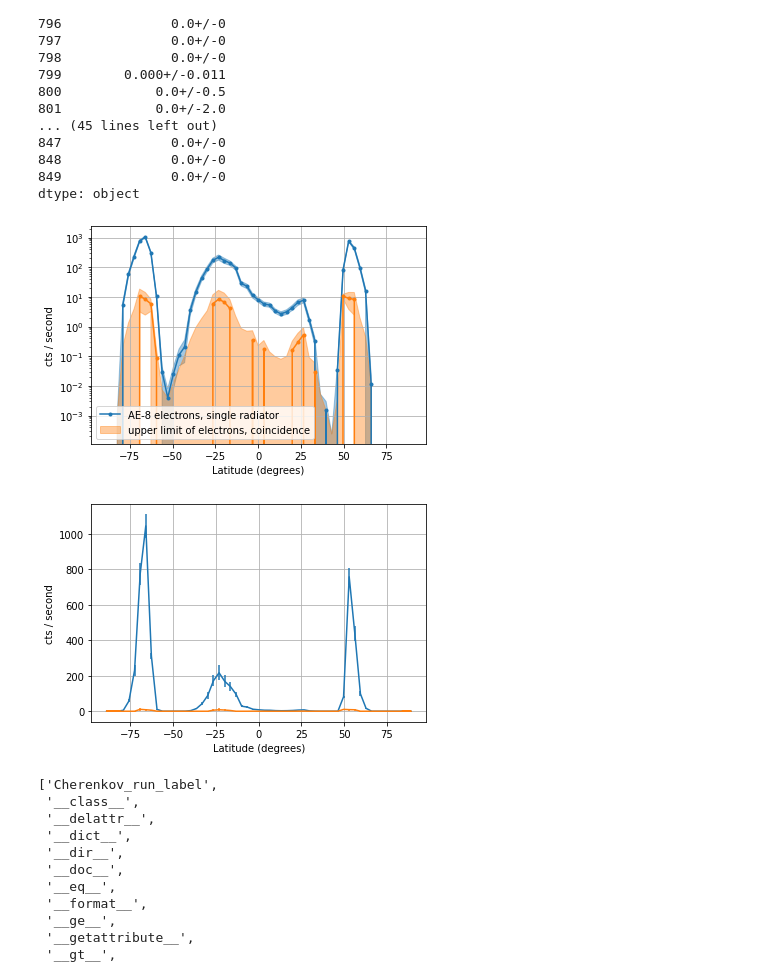
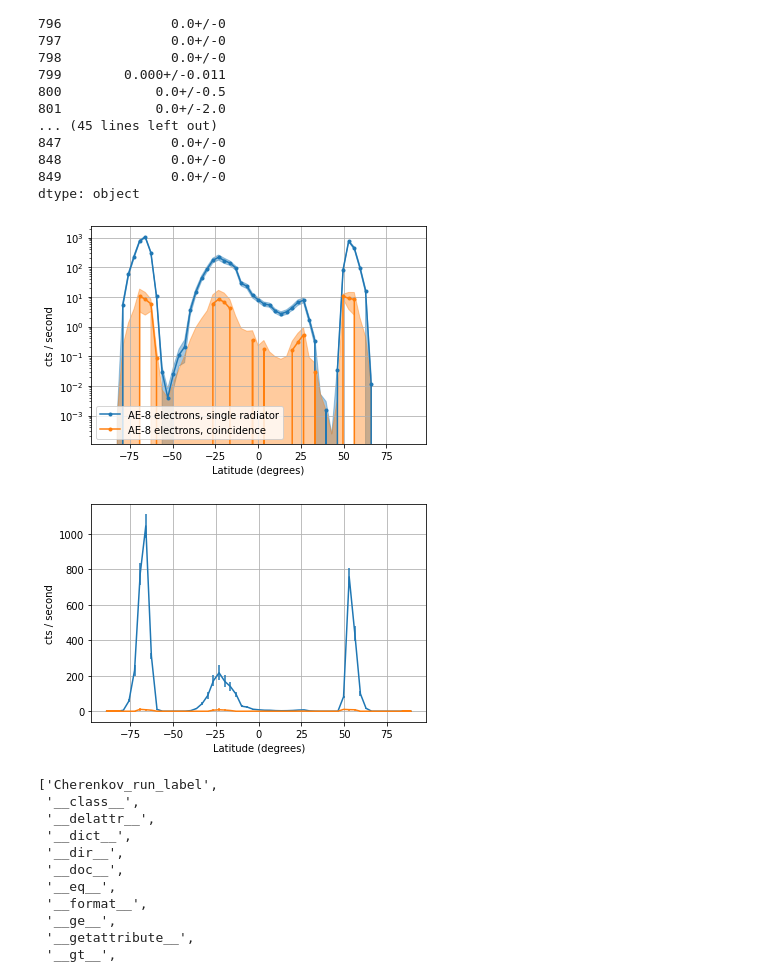
Before and after one commit to ssc-maire/SpaceCherenkovSimulator, a Jupyter notebook: rough_example_notebooks/comparing_IRENE_models_2_multi_rad.ipynb, the cells around one changed output. Drawn from its saved outputs; the diff is of its cells as text; code cells hidden in the pictures.

```diff
--- a/rough_example_notebooks/comparing_IRENE_models_2_multi_rad.ipynb
+++ b/rough_example_notebooks/comparing_IRENE_models_2_multi_rad.ipynb
@@ -430,16 +430,16 @@ dtype: object
 # %%
 IRENE8_450_electrons_orbital_run.plot_single_rad_run_dict(xvalues_to_use = "latitudes",error_bar_function=fill_between_errorbar)
 IRENE8_450_electrons_orbital_run.plot_run_dict(xvalues_to_use = "latitudes",error_bar_function=fill_between_errorbar)
-plt.legend(["AE-8 electrons, single radiator","_","_","upper limit of electrons, coincidence"])
+plt.legend(["AE-8 electrons, single radiator","_","AE-8 electrons, coincidence","_"])
 
 plt.figure()
 
 IRENE8_450_electrons_orbital_run.plot_single_rad_run_dict(xvalues_to_use = "latitudes")
 IRENE8_450_electrons_orbital_run.plot_run_dict(xvalues_to_use = "latitudes")
 
 plt.yscale("linear")
 # %% [output]
-[figure, old version]
+[figure, new version]
 [figure]
 # %%
 dir(IRENE8_450_electrons_orbital_run.run_dict[800].outputted_tuple)
```
Also changed, not shown: parts of 25 cells of this notebook, 2 other files.
